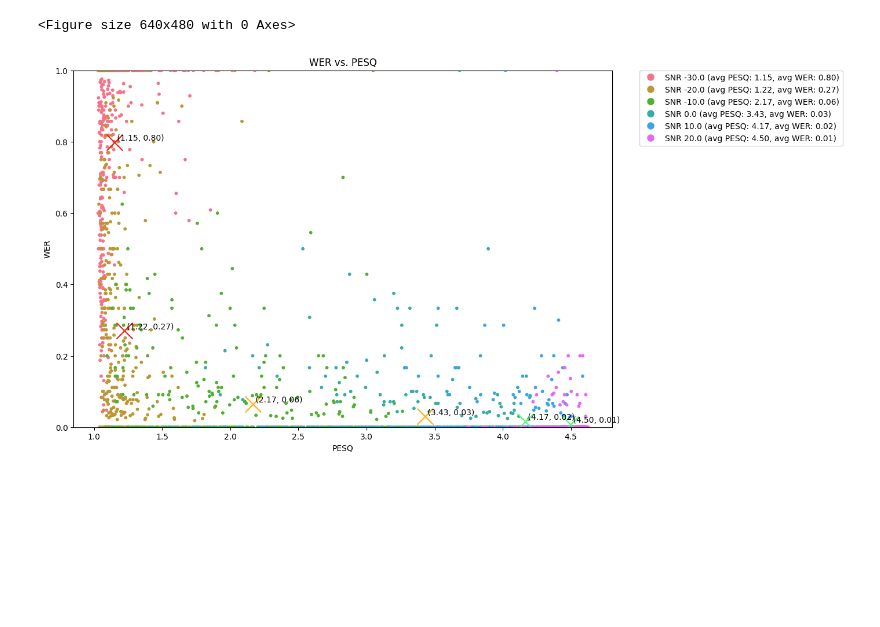
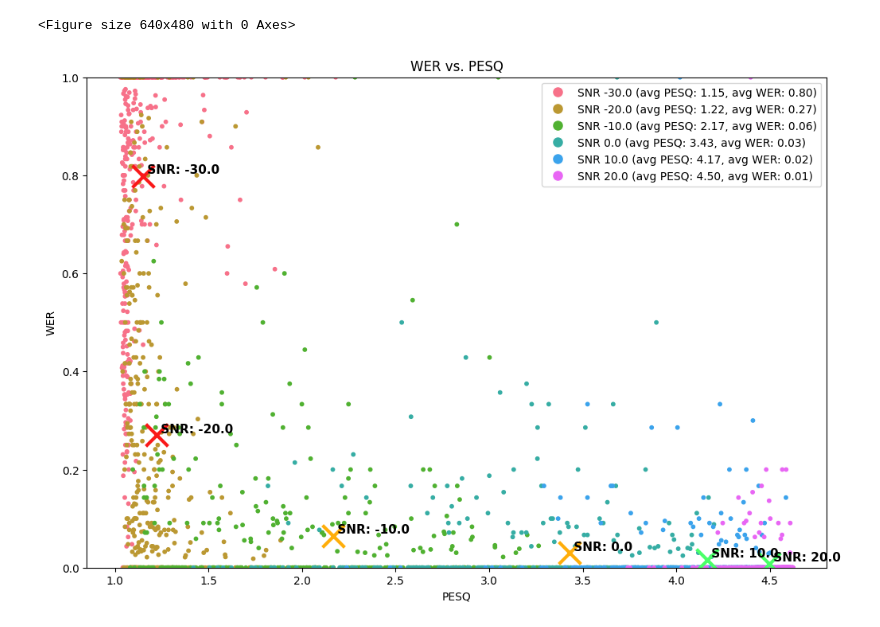
Before and after one commit to LucasTakanori/DA_programV2, a Jupyter notebook: DATABASE/testbrown.ipynb, the cells around one changed output. Cells and saved outputs as stored; diff of their text form; code cells hidden in the pictures; blank space fills up the shorter version.

```diff
--- a/DATABASE/testbrown.ipynb
+++ b/DATABASE/testbrown.ipynb
@@ -396,6 +396,9 @@ def plot_wer_pesq(output_file_path):
     return avg_data, grouped_data
 
 output_file_paths = [
+    Path("OUTPUT-30snrb.tsv"),
+    Path("OUTPUT-20snrb.tsv"),
+    Path("OUTPUT-10snrb.tsv"),
     Path("OUTPUT0SNRB.tsv"),
     Path("OUTPUT10SNRB.tsv"),
     Path("OUTPUT20SNRB.tsv"),
@@ -443,18 +446,25 @@ avg_wers = [data["WER"] for data in all_avg_data.values()]
 # Plot the average PESQ data for all SNRs
 avg_pesqs = [data["PESQ"] for data in all_avg_data.values()]
 
+# Plot the average PESQ data for all SNRs
 plt.figure()
 plt.plot(SNRs, avg_pesqs, 'o-')
 plt.xlabel("SNR")
 plt.ylabel("Average PESQ")
+plt.title("Average PESQ for Different SNRs")
 plt.show()
 
+# Plot the average WER data for all SNRs
 plt.figure()
 plt.plot(SNRs, avg_wers, 'o-')
 plt.xlabel("SNR")
 plt.ylabel("Average WER")
+plt.title("Average WER for Different SNRs")
 plt.show()
 
+output_file_path1 = Path("OUTPUT-30snrb.tsv")
+output_file_path1 = Path("OUTPUT-20snrb.tsv")
+output_file_path1 = Path("OUTPUT-10snrb.tsv")
 output_file_path1 = Path("OUTPUT0SNRB.tsv")
 output_file_path2 = Path("OUTPUT10SNRB.tsv")
 output_file_path3 = Path("OUTPUT20SNRB.tsv")
@@ -739,37 +752,37 @@ def plot_wer_pesq(output_file_paths):
         avg_pesq = np.mean(pesq)
 
         plt.scatter(pesq, wer, c=[SNR_colors[SNR]] * len(wer), label=f'SNR {SNR}', s=10, zorder=1)
-        plt.scatter(avg_pesq, avg_wer, c=[X_colors[SNR]], marker='x', s=400, zorder=2)
-        plt.text(avg_pesq, avg_wer, f' ({avg_pesq:.2f}, {avg_wer:.2f})', fontsize=10, verticalalignment='bottom', zorder=3)
+        plt.scatter(avg_pesq, avg_wer, facecolors=[X_colors[SNR]], marker='x', s=400, zorder=2, linewidths=3, edgecolors='black')
+        plt.text(avg_pesq , avg_wer, f' SNR: {SNR}', fontsize=11, fontweight='bold', verticalalignment='bottom', zorder=3)
         avg_values.append((SNR, avg_pesq, avg_wer))
 
     plt.xlabel("PESQ")
     plt.ylabel("WER")
     plt.ylim(0,1)
     plt.title("WER vs. PESQ")
 
     legend_elements = [
         plt.Line2D(
             [0], [0], marker='o', color='w', label=f'SNR {x[0]} (avg PESQ: {x[1]:.2f}, avg WER: {x[2]:.2f})',
             markerfacecolor=SNR_colors[x[0]], markersize=10
         ) for x in avg_values
     ]
 
-    plt.legend(handles=legend_elements, loc='upper left', bbox_to_anchor=(1.05, 1), borderaxespad=0.)
+    plt.legend(handles=legend_elements, loc='upper right', bbox_to_anchor=(1.0, 1.0))
     plt.show()
 
 # Define colors for each SNR value
 SNR_colors = {0: 'cyan', 10: 'red', 20: 'blue', 30: 'green', 40: 'purple'}
 
 output_file_paths = [
     Path("OUTPUT-30snrb.tsv"),
     Path("OUTPUT-20snrb.tsv"),
     Path("OUTPUT-10snrb.tsv"),
     Path("OUTPUT0SNRB.tsv"),
     Path("OUTPUT10SNRB.tsv"),
     Path("OUTPUT20SNRB.tsv")
 ]
 
 plot_wer_pesq(output_file_paths)
 # %% [output]
-[figure, old version]
+[figure, new version]
```
Also changed, not shown: parts of 1 cell of this notebook, 17 other files.
